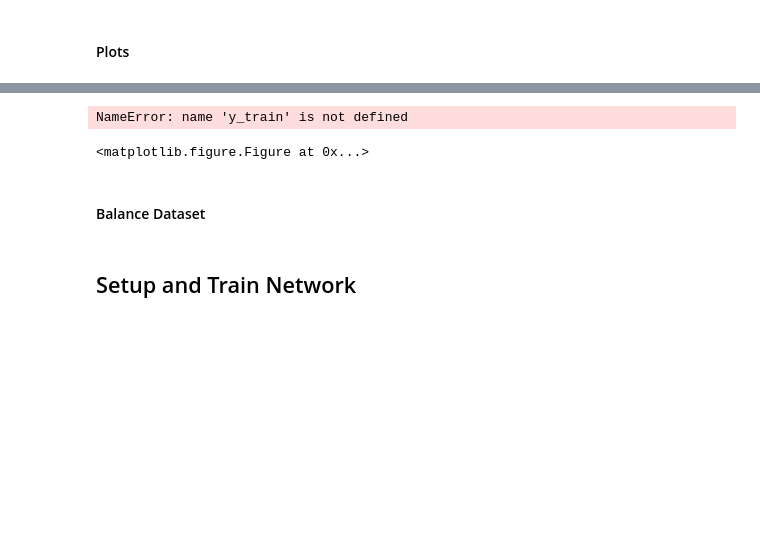
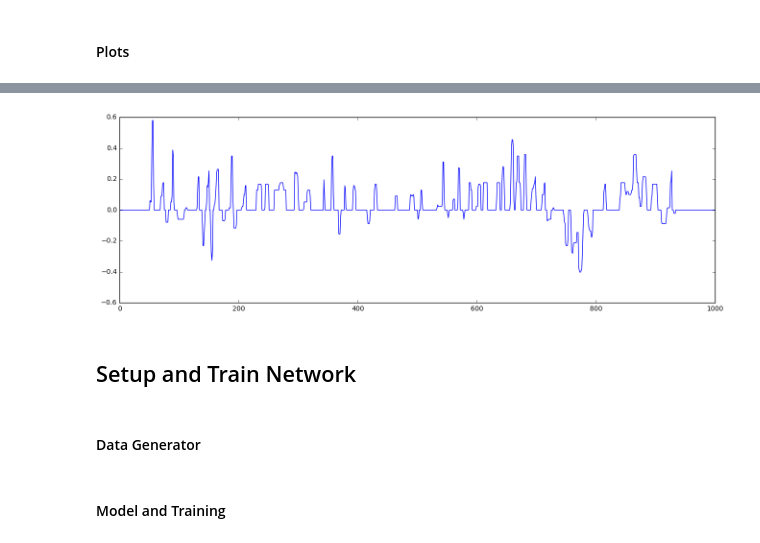
Before and after one commit to k26dr/behavioral_cloning, a Jupyter notebook: Behavioral Cloning.ipynb, the cells around one changed output, grey strips where cells are left out. Cells and saved outputs as stored; diff of their text form; code cells hidden in the pictures; blank space fills up the shorter version.

```diff
--- a/Behavioral Cloning.ipynb
+++ b/Behavioral Cloning.ipynb
@@ -133,11 +161,10 @@ if flags['show_plots']:
 # %%
 if flags['show_plots']:
     plt.figure(figsize=(16,5))
-    plt.plot(y_train[0:1000])
+    plt.plot(df['steering'].values[0:1000])
 # %% [output]
-NameError: name 'y_train' is not defined
-<matplotlib.figure.Figure at 0x...>
+[figure, added]
-# %% [markdown]
-#### Balance Dataset
 # %% [markdown]
 ## Setup and Train Network
+# %% [markdown]
+#### Data Generator
@@ -144,3 +186,5 @@ NameError: name 'y_train' is not defined
+# %% [markdown]
+#### Model and Training
 # %%
 model = Sequential()
 
```
Also changed, not shown: parts of 15 cells of this notebook.
